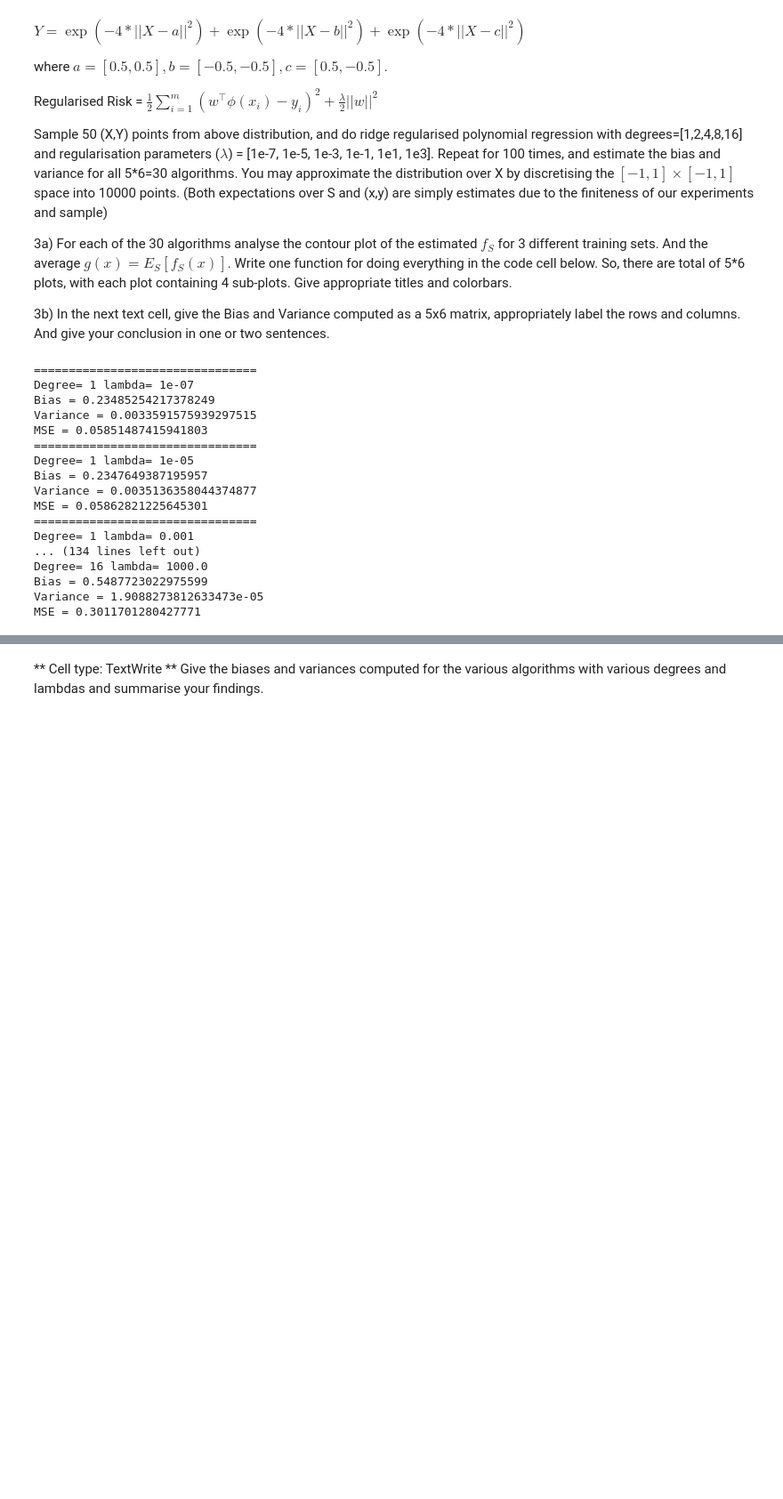
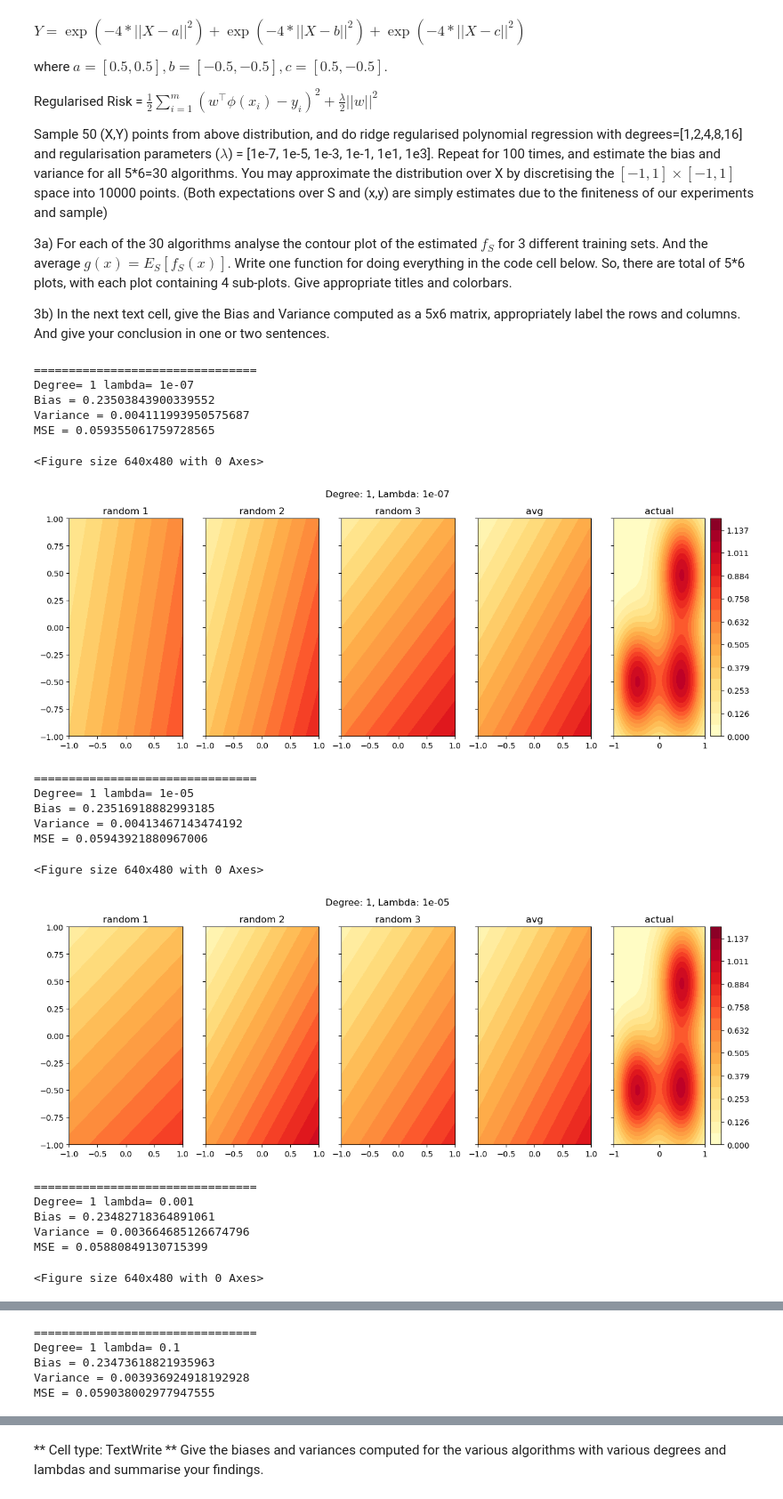
Before and after one commit to Bala-A87/CS5691-Assignments, a Jupyter notebook: A1/ProgAssmt1_student.ipynb, the cells around one changed output, grey strips where cells are left out. Shown at 89% size. Drawn from its saved outputs; the diff is of its cells as text; code cells hidden in the pictures; blank space fills up the shorter version.

```diff
--- a/A1/ProgAssmt1_student.ipynb
+++ b/A1/ProgAssmt1_student.ipynb
@@ -633,7 +633,7 @@ def polynomial_regression_ridge_pred(X_test, wt_vector, degree=1):
 
 
 
-def visualise_polynomial_2d(wt_vector, degree, title=""):
+def visualise_polynomial_2d(wt_vector, degree, ax, title=""):
     """
     Give a contour plot over the 2d-data domain for the learned polynomial given by the weight vector wt_vector.
 
@@ -645,10 +645,24 @@ def visualise_polynomial_2d(wt_vector, degree, title=""):
     X_test = np.transpose(np.array([np.ndarray.flatten(X), np.ndarray.flatten(Y)]))
 
     Z = polynomial_regression_ridge_pred(X_test, wt_vector, degree)
+    Z = np.reshape(a=Z, newshape=X.shape, order='C')
 
-    plt.contourf(X,Y,Z,levels=np.linspace(0.,1.2 , 20))
-    plt.title(title)
-    plt.colorbar()
+    contour = ax.contourf(X,Y,Z,levels=np.linspace(0.,1.2 , 20),cmap='YlOrRd')
+    ax.set_title(label=title)
+    # ax.colorbar()
+    return contour
+    # plt.show()
+
+def visualise_actual_2d(ax, title=""):
+    X,Y = np.meshgrid(np.linspace(-1,1,100), np.linspace(-1,1,100))
+    X_test = np.transpose(np.array([np.ndarray.flatten(X), np.ndarray.flatten(Y)]))
+
+    Z = get_Y_train(X_test)
+    Z = np.reshape(a=Z, newshape=X.shape, order='C')
+    contour = ax.contourf(X,Y,Z,levels=np.linspace(0.,1.2 , 20),cmap='YlOrRd')
+    ax.set_title(label=title)
+    return contour
+
 
 def polynomial_regression_ridge_train(X_train, Y_train, degree=1, reg_param=0.01):
     """ Give best polynomial fitting data, based on empirical squared error minimisation.
@@ -697,11 +711,18 @@ def compute_BV_error_sample_plot(degree, reg_param, num_training_samples=50):
         X_train = np.transpose(np.array([X1_train, X2_train]))
         Y_train = get_Y_train(X_train)
         wt_vectors[i] = polynomial_regression_ridge_train(X_train, Y_train, degree, reg_param)
-    # visualise_polynomial_2d(wt_vectors[0], degree)
-    # visualise_polynomial_2d(wt_vectors[50], degree)
-    # visualise_polynomial_2d(wt_vectors[99], degree)
+
+    fig, (ax1, ax2, ax3, ax4, ax5) = plt.subplots(ncols=5, sharey=True, figsize=(15,5))
+    visualise_polynomial_2d(wt_vectors[0], degree, ax1, "random 1")
+    visualise_polynomial_2d(wt_vectors[50], degree, ax2, "random 2")
+    visualise_polynomial_2d(wt_vectors[99], degree, ax3, "random 3")
     wt_vector_avg = np.mean(wt_vectors, axis=0)
-    # visualise_polynomial_2d(wt_vector_avg, degree)
+    visualise_polynomial_2d(wt_vector_avg, degree, ax4, "avg")
+    contour = visualise_actual_2d(ax5, "actual")
+
+    plt.suptitle("Degree: "+str(degree)+", Lambda: "+str(reg_param))
+    plt.colorbar(contour)
+    # plt.show()
 
     # Bias**2 = E_x[(g-f*)**2]
     # Var = E_sE_x[(fs-g)**2]
@@ -712,46 +733,52 @@ def compute_BV_error_sample_plot(degree, reg_param, num_training_samples=50):
     X_test = np.transpose(np.array([np.ndarray.flatten(X), np.ndarray.flatten(Y)]))
 
     # Bias calculation
     g_x = polynomial_regression_ridge_pred(X_test, wt_vector_avg, degree)
     y_x = get_Y_train(X_test)
     sq_diff = np.subtract(g_x, y_x)**2
     bias_sq = np.mean(sq_diff)
 
     # Variance calculation
     var_arr = np.zeros(shape=100)
     for i in range(100):
         fs_x = polynomial_regression_ridge_pred(X_test, wt_vectors[i], degree)
         sq_diff = np.subtract(fs_x, g_x)**2
         var_arr[i] = np.mean(sq_diff)
     var = np.mean(var_arr)
     return (np.sqrt(bias_sq), var, bias_sq+var)
 
 
 for degree in [1,2,4,8,16]:
+# for degree in [4,8,16]:
     for reg_param in [1e-7, 1e-5, 1e-3, 1e-1, 1e1, 1e3]:
-        # plt.figure()
+        plt.figure()
         b,v,e = compute_BV_error_sample_plot(degree, reg_param)
 
         print('================================')
         print('Degree= '+str(degree)+' lambda= '+str(reg_param))
         print('Bias = '+str(b))
         print('Variance = '+str(v))
         print('MSE = '+str(e))
+
+        plt.show()
 # %% [output]
 ================================
 Degree= 1 lambda= 1e-07
-Bias = 0.23485254217378249
-Variance = 0.0033591575939297515
-MSE = 0.05851487415941803
-================================
-Degree= 1 lambda= 1e-05
-Bias = 0.2347649387195957
-Variance = 0.0035136358044374877
-MSE = 0.05862821225645301
-================================
-Degree= 1 lambda= 0.001
-... (134 lines left out)
-Degree= 16 lambda= 1000.0
-Bias = 0.5487723022975599
-Variance = 1.9088273812633473e-05
-MSE = 0.3011701280427771
+Bias = 0.23503843900339552
+Variance = 0.004111993950575687
+MSE = 0.059355061759728565
+<Figure size 640x480 with 0 Axes>
+[figure, added]
+================================
+Degree= 1 lambda= 1e-05
+Bias = 0.23516918882993185
+Variance = 0.00413467143474192
+MSE = 0.05943921880967006
+<Figure size 640x480 with 0 Axes>
+[figure, added]
+================================
+Degree= 1 lambda= 0.001
+Bias = 0.23482718364891061
+Variance = 0.003664685126674796
+MSE = 0.05880849130715399
+<Figure size 640x480 with 0 Axes>
@@ -757,0 +786,5 @@ MSE = 0.3011701280427771
+================================
+Degree= 1 lambda= 0.1
+Bias = 0.23473618821935963
+Variance = 0.003936924918192928
+MSE = 0.059038002977947555
```
Also changed, not shown: parts of 4 cells of this notebook, 1 other file.
